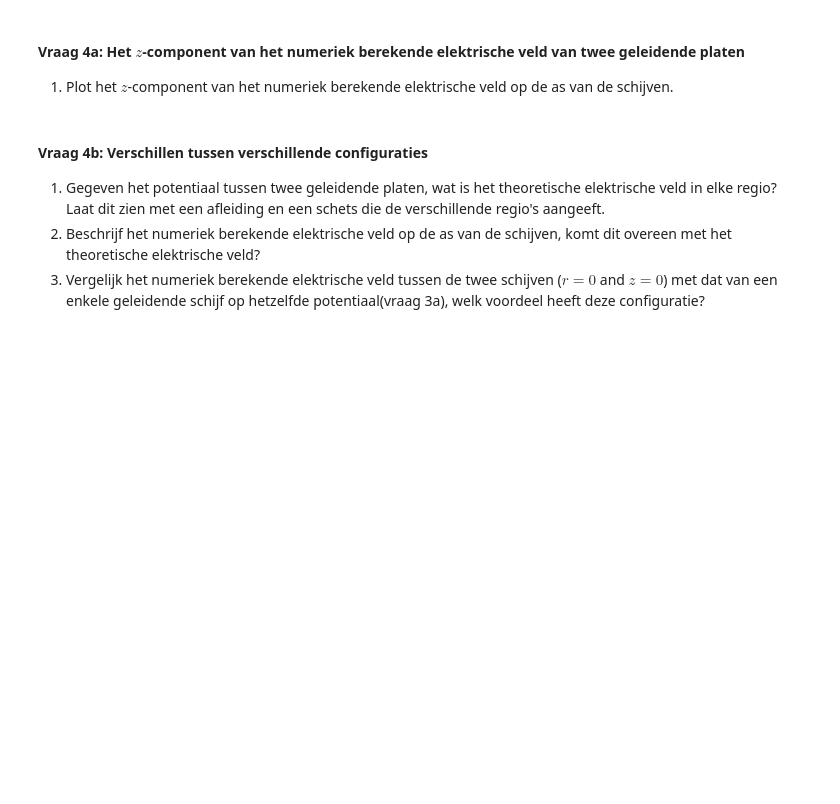
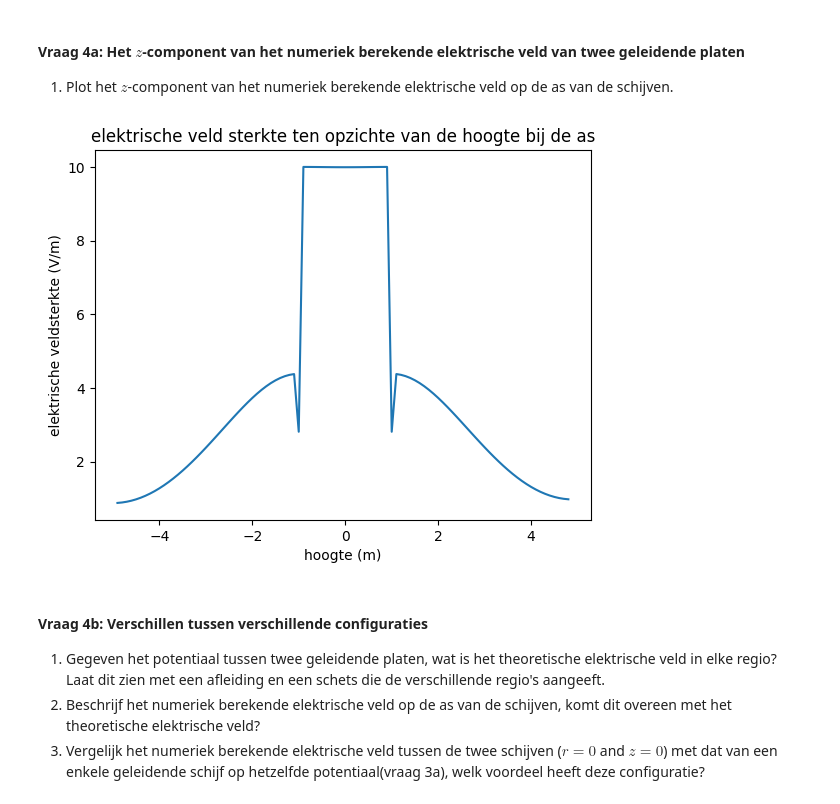
Before and after one commit to AAAGomperts/opdrachten-DEF-D, a Jupyter notebook: DigitaleOntwerpopdrachten/1CondensatorOpdracht/CondensatorOntwerpopdracht.ipynb, the cells around one changed output. Saved outputs shown, nothing was run; the diff lists cells and outputs as text; code cells hidden in the pictures; blank space fills up the shorter version.

```diff
--- a/DigitaleOntwerpopdrachten/1CondensatorOpdracht/CondensatorOntwerpopdracht.ipynb
+++ b/DigitaleOntwerpopdrachten/1CondensatorOpdracht/CondensatorOntwerpopdracht.ipynb
@@ -501,8 +501,15 @@ plot_results_disk(Ez, Er, normE, V, r, z, grid_step, disk_radius, z_pos_disk1, z
 1. Plot het $z$-component van het numeriek berekende elektrische veld op de as van de schijven.
 # %%
 ###
-###your code here###
+plt.figure()
+plt.title("elektrische veld sterkte ten opzichte van de hoogte bij de as")
+plt.plot(z[1:-1],normE[:,0])
+plt.xlabel("hoogte (m)")
+plt.ylabel("elektrische veldsterkte (V/m)")
+plt.show()
 ###
+# %% [output]
+[figure, added]
 # %% [markdown]
 #### Vraag 4b: Verschillen tussen verschillende configuraties
 
```
Also changed, not shown: parts of 1 cell of this notebook.
